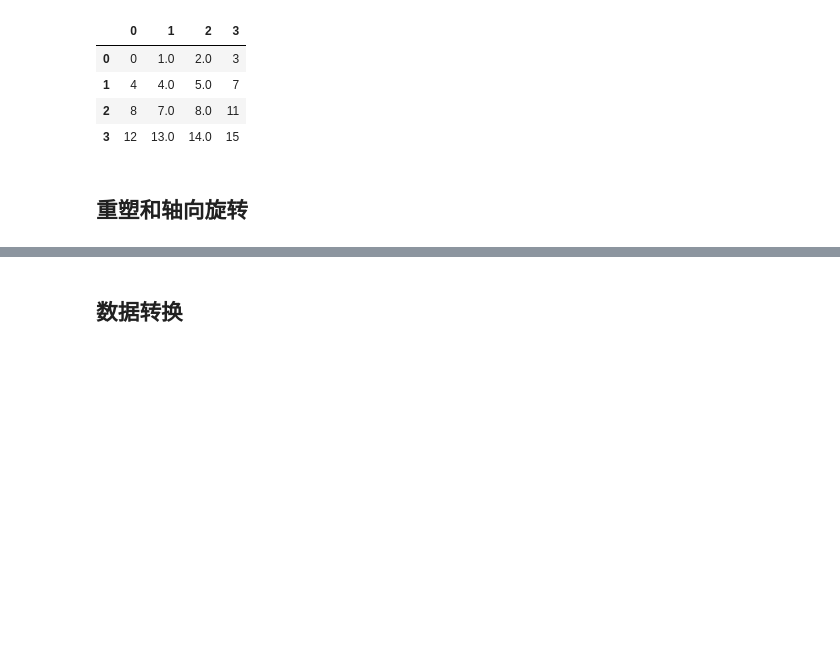
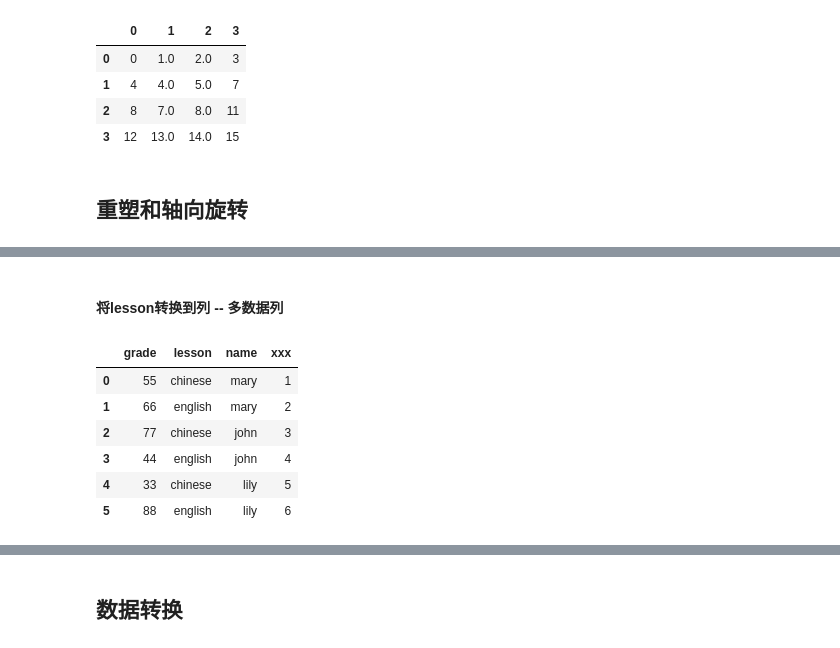
Before and after one commit to NemoHoHaloAi/machine_learning, a Jupyter notebook: python数据分析/数据规整化：清理、转换、合并、重塑.ipynb, the cells around one changed output, grey strips where cells are left out. Saved outputs shown, nothing was run; the diff lists cells and outputs as text; code cells hidden in the pictures; blank space fills up the shorter version.

```diff
--- a/python数据分析/数据规整化：清理、转换、合并、重塑.ipynb
+++ b/python数据分析/数据规整化：清理、转换、合并、重塑.ipynb
@@ -385,0 +494,18 @@ http://pandas.pydata.org/pandas-docs/stable/indexing.html#ix-indexer-is-deprecat
+# %% [markdown]
+#### 将lesson转换到列 -- 多数据列
+# %%
+df = DataFrame({
+    'name':['mary','mary','john','john','lily','lily'],
+    'lesson':['chinese','english','chinese','english','chinese','english'],
+    'grade':[55,66,77,44,33,88],
+    'xxx':[1,2,3,4,5,6] # 增加的一条数据列，凑成多数据列
+})
+df
+# %% [output]
+|  | grade | lesson | name | xxx |
+| 0 | 55 | chinese | mary | 1 |
+| 1 | 66 | english | mary | 2 |
+| 2 | 77 | chinese | john | 3 |
+| 3 | 44 | english | john | 4 |
+| 4 | 33 | chinese | lily | 5 |
+| 5 | 88 | english | lily | 6 |
```
Also changed, not shown: parts of 18 cells of this notebook.
